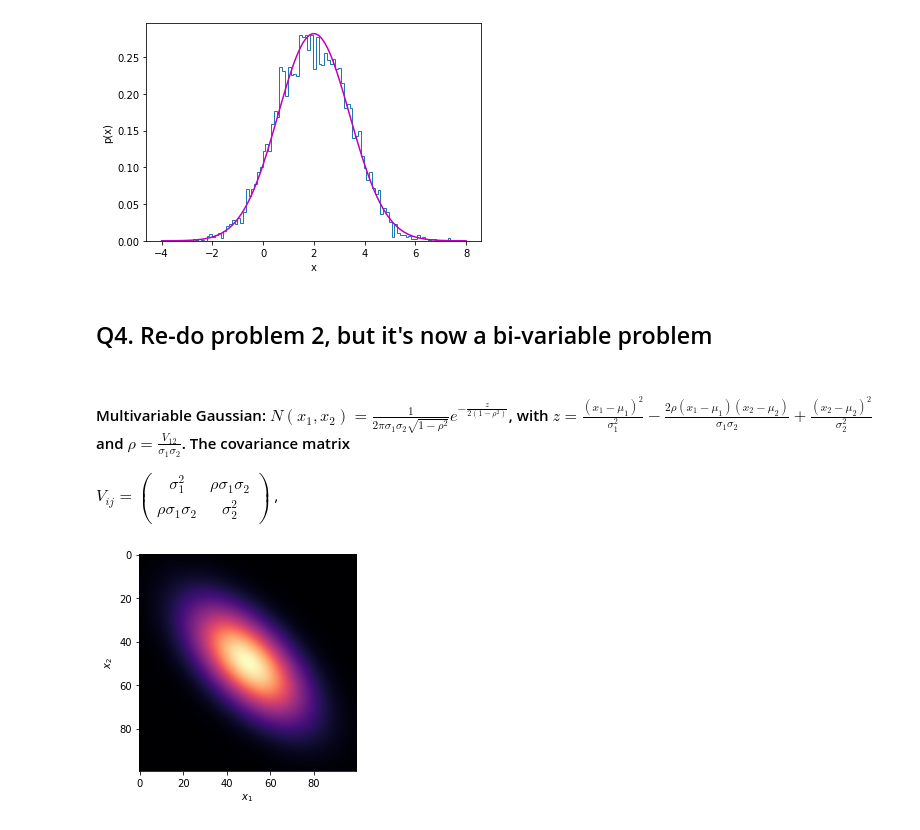
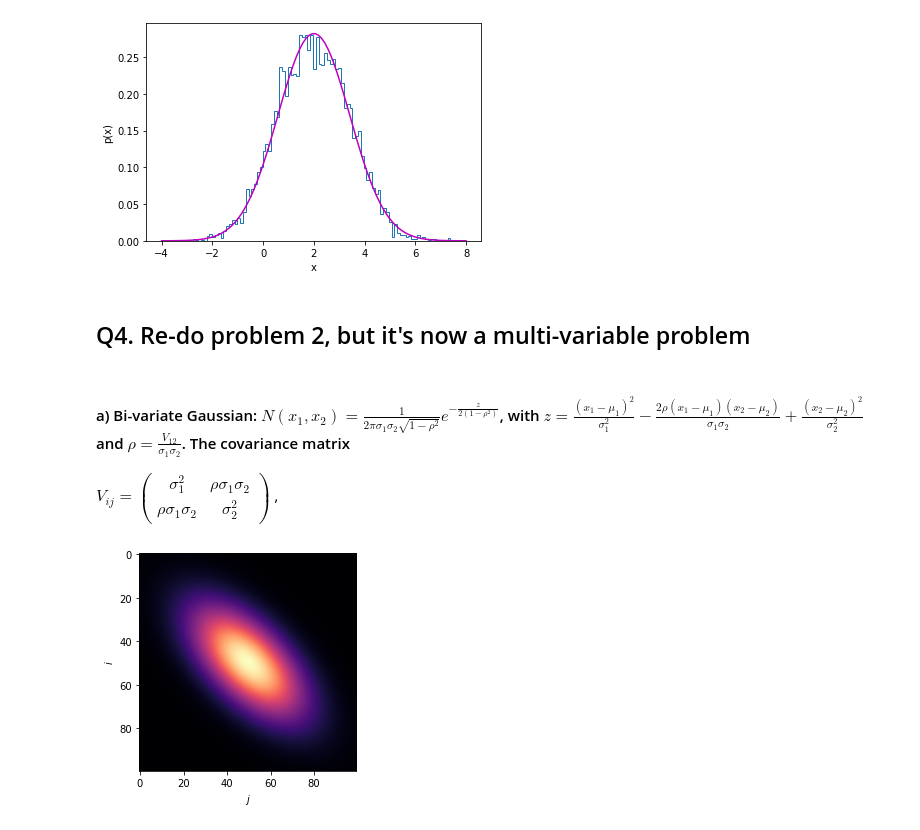
Before and after one commit to jabacousnac/Data-Science-for-Physics-Homework, a Jupyter notebook: pset03_MCMC_and_Uncertainty_Estimation.ipynb, the cells around one changed output. Drawn from its saved outputs; the diff is of its cells as text; code cells hidden in the pictures.

```diff
--- a/pset03_MCMC_and_Uncertainty_Estimation.ipynb
+++ b/pset03_MCMC_and_Uncertainty_Estimation.ipynb
@@ -204,9 +204,9 @@ _=plt.ylabel(r'p(x)')
 # %% [output]
 [figure]
 # %% [markdown]
-## Q4. Re-do problem 2, but it's now a bi-variable problem
+## Q4. Re-do problem 2, but it's now a multi-variable problem
 # %% [markdown]
-#### Multivariable Gaussian: $N(x_1,x_2) = \frac{1}{2\pi \sigma_1 \sigma_2 \sqrt{1-\rho^2}}e^{-\frac{z}{2(1-\rho^2)}}$, with $z = \frac{(x_1-\mu_1)^2}{\sigma_1^2} - \frac{2\rho(x_1-\mu_1)(x_2 -\mu_2)}{\sigma_1\sigma_2} + \frac{(x_2-\mu_2)^2}{\sigma_2^2}$ and $\rho = \frac{V_{12}}{\sigma_1\sigma_2}$. The covariance matrix
+#### a) Bi-variate Gaussian: $N(x_1,x_2) = \frac{1}{2\pi \sigma_1 \sigma_2 \sqrt{1-\rho^2}}e^{-\frac{z}{2(1-\rho^2)}}$, with $z = \frac{(x_1-\mu_1)^2}{\sigma_1^2} - \frac{2\rho(x_1-\mu_1)(x_2 -\mu_2)}{\sigma_1\sigma_2} + \frac{(x_2-\mu_2)^2}{\sigma_2^2}$ and $\rho = \frac{V_{12}}{\sigma_1\sigma_2}$. The covariance matrix
 $V_{ij} = \begin{pmatrix}
   \sigma_1^2 & \rho\sigma_1\sigma_2\\
   \rho\sigma_1\sigma_2 & \sigma_2^2
@@ -214,22 +214,22 @@ $V_{ij} = \begin{pmatrix}
 # %%
 def bi_gaussian(x1, x2, mu1, mu2, sigma1, sigma2, rho):
     z = (x1-mu1)**2/sigma1**2 + (x2-mu2)**2/sigma2**2 - (2*rho*(x1-mu1)*(x2-mu2))/(sigma1*sigma2)
     norm = 1/(2*np.pi*sigma1*sigma2*np.sqrt(1-rho**2))
     return norm*np.exp(-z/(2*(1-rho**2)))
 
 fig, ax = plt.subplots()
 x1 = np.linspace(-4,4,100)
 x2 = np.linspace(-4,4,100)
 mu1, mu2, sigma1, sigma2 = 0, 0, np.sqrt(2), np.sqrt(2)
 rho = 1.2/(sigma1*sigma2)
 Y = [bi_gaussian(i,j,mu1,mu2,sigma1,sigma2,rho) for i in x1 for j in x2]
 Y = np.array(Y)
 Y = Y.reshape(100,100)
 ax.imshow(Y, cmap = 'magma')
-ax.set_xlabel(r'$x_1$')
-_=ax.set_ylabel(r'$x_2$')
+ax.set_xlabel(r'$j$')
+_=ax.set_ylabel(r'$i$')
 # %% [output]
-[figure, old version]
+[figure, new version]
 # %%
 #Do sampling for bi-variate gaussian
 
```
Also changed, not shown: parts of 4 cells of this notebook.
